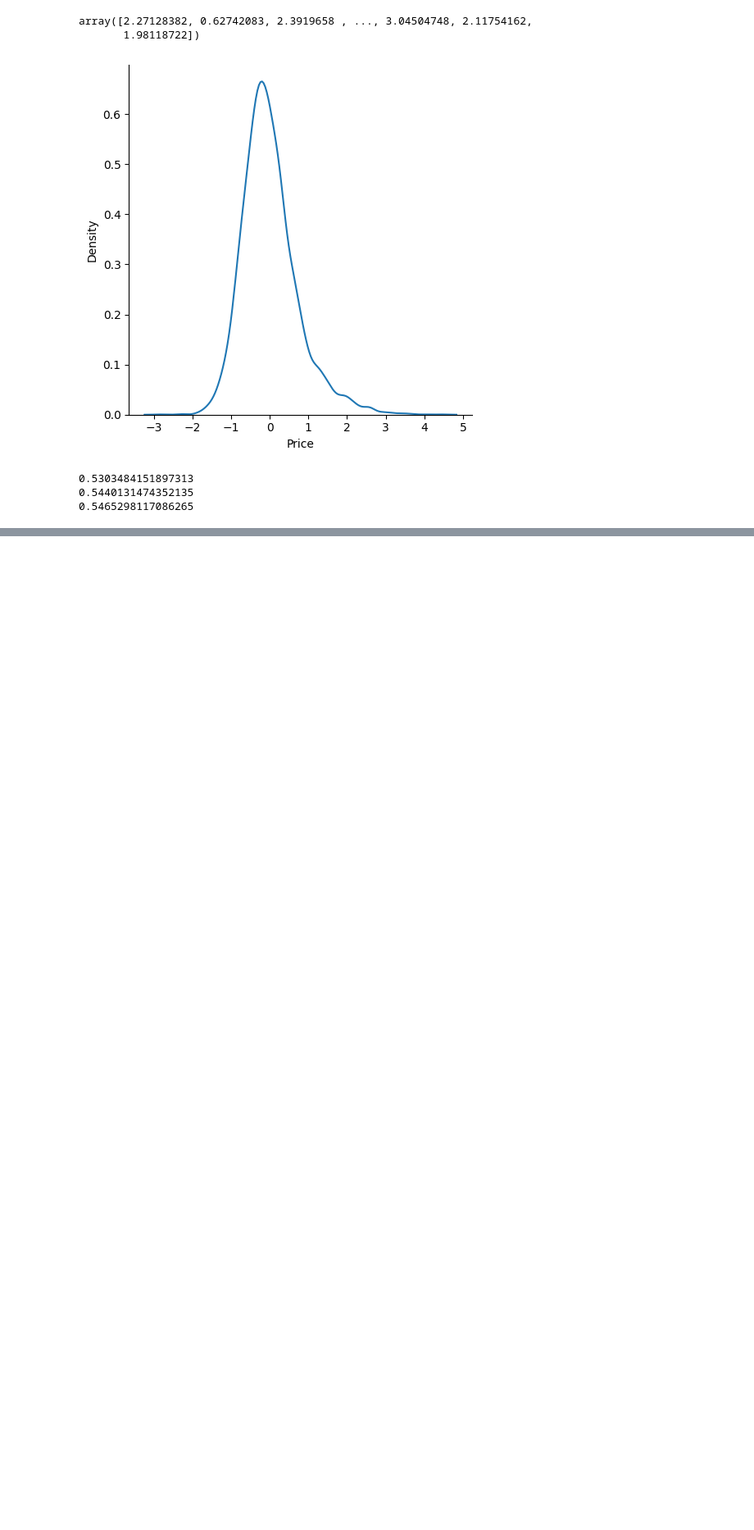
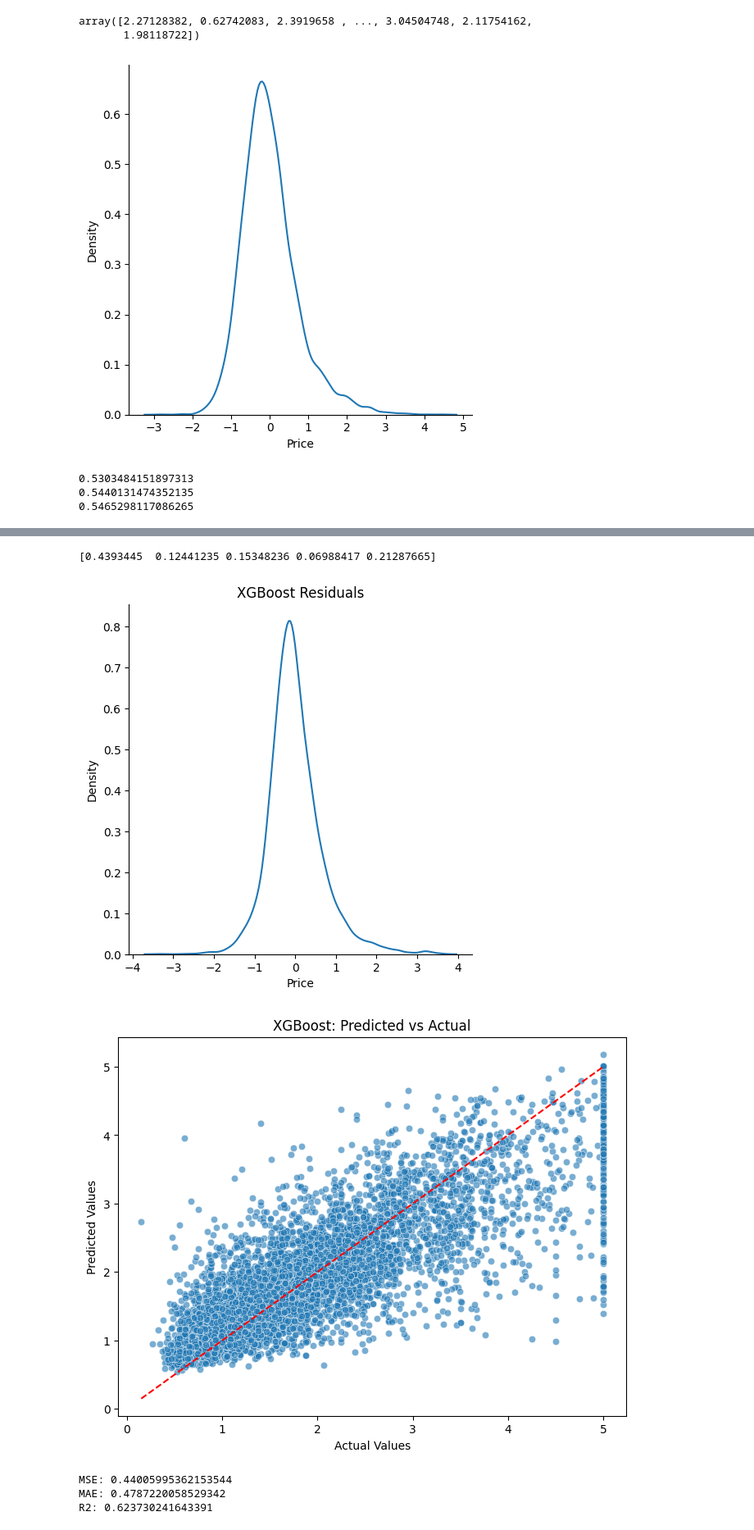
Before and after one commit to haricharnbytes/housing_marketing_analysis, a Jupyter notebook: california.ipynb, the cells around one changed output, grey strips where cells are left out. Shown at 82% size. Saved outputs shown, nothing was run; the diff lists cells and outputs as text; code cells hidden in the pictures; blank space fills up the shorter version.

```diff
--- a/california.ipynb
+++ b/california.ipynb
@@ -243,0 +321,37 @@ print(r2_score(y_test, reg_pred))
+# %%
+from xgboost import XGBRegressor
+
+xgb = XGBRegressor(
+    n_estimators=300,
+    learning_rate=0.05,
+    max_depth=6,
+    subsample=0.8,
+    colsample_bytree=0.8,
+    random_state=42
+)
+
+xgb.fit(x_train_norm, y_train)
+
+print(xgb.feature_importances_)
+
+xgb_pred = xgb.predict(x_test_norm)
+
+# Residuals
+residuals = y_test - xgb_pred
+sns.displot(residuals, kind='kde')
+plt.title("XGBoost Residuals")
+plt.show()
+
+# Predicted vs Actual
+plot_predicted_vs_actual(y_test, xgb_pred, "XGBoost: Predicted vs Actual")
+
+print("MSE:", mean_squared_error(y_test, xgb_pred))
+print("MAE:", mean_absolute_error(y_test, xgb_pred))
+print("R2:", r2_score(y_test, xgb_pred))
+# %% [output]
+[0.4393445  0.12441235 0.15348236 0.06988417 0.21287665]
+[figure, added]
+[figure, added]
+MSE: 0.44005995362153544
+MAE: 0.4787220058529342
+R2: 0.623730241643391
```
Also changed, not shown: parts of 3 cells of this notebook.
